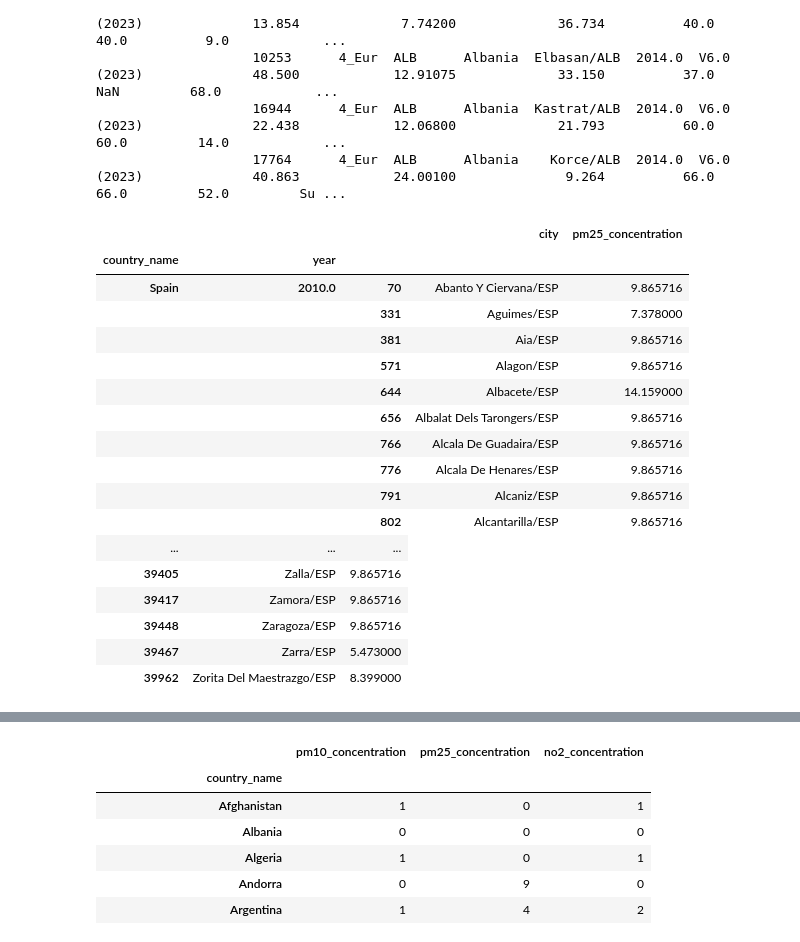
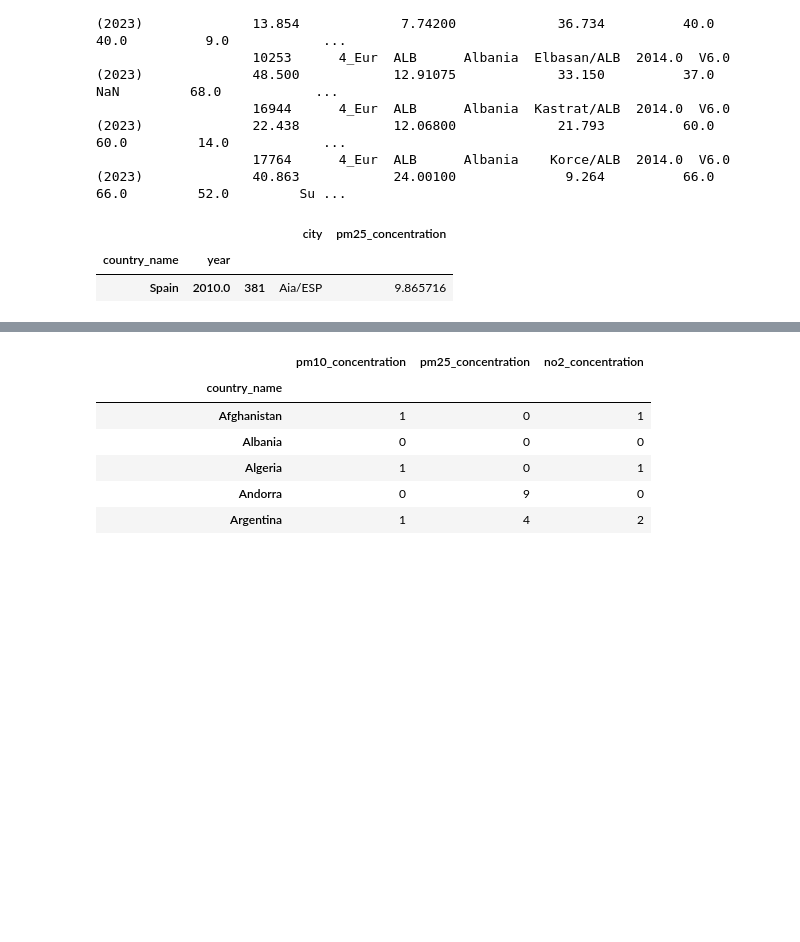
Before and after one commit to harimindi/Datascience, a Jupyter notebook: WHO_Airquality_EDA_.ipynb, the cells around one changed output, grey strips where cells are left out. Saved outputs shown, nothing was run; the diff lists cells and outputs as text; code cells hidden in the pictures; blank space fills up the shorter version.

```diff
--- a/WHO_Airquality_EDA_.ipynb
+++ b/WHO_Airquality_EDA_.ipynb
@@ -61,6 +66,18 @@ data.head()
 | 2 | 4_Eur | ESP | Spain | A Coruna/ESP | 2015.0 | V6.0 (2023), V6.0 (2023), V6.0 (2... | 25.515 | 14.004 | ... |
 | 3 | 4_Eur | ESP | Spain | A Coruna/ESP | 2016.0 | V6.0 (2023), V6.0 (2023), V6.0 (2... | 23.057 | 13.160 | ... |
 | 4 | 4_Eur | ESP | Spain | A Coruna/ESP | 2017.0 | V6.0 (2023), V6.0 (2023), V6.0 (2... | 26.849 | 14.114 | ... |
+# %%
+# prompt: change the who_region values as: 1_Afr to African; 2_Amr to Americas; 3_Sear to South_East_Asian; 4_Eur to Eurupean; 5_Emr to Eastern_Mediterranean; 6_Wpr to Western_Pacific; 7_NonMS to Non_member
+
+data['who_region'] = data['who_region'].replace({
+    '1_Afr': 'African',
+    '2_Amr': 'Americas',
+    '3_Sear': 'South_East_Asian',
+    '4_Eur': 'Eurupean',
+    '5_Emr': 'Eastern_Mediterranean',
+    '6_Wpr': 'Western_Pacific',
+    '7_NonMS': 'Non_member'
+})
 # %% [markdown]
 ## Descriptive Analysis:
 1. Descriptive Analysis Questions:
@@ -174,6 +191,6 @@ plt.show()
 # Find rows for the outlier values
 
 # for PM10
-outliers = data[(data['pm10_concentration'] > 400) | (data['pm25_concentration'] > 300) | (data['no2_concentration'] > 500)]
+outliers = data[(data['pm10_concentration'] > 350) | (data['pm25_concentration'] > 300) | (data['no2_concentration'] > 150)]
 print(outliers)
 # %% [output]
@@ -217,6 +248,7 @@ def replace_outliers_with_city_mean(df, outlier_df, pollutant_col, outlier_thres
   Returns:
     The DataFrame with outlier values replaced by city means.
   """
+
   for city in outlier_df['city'].unique():
     city_data = df[df['city'] == city]
     outlier_rows = city_data[city_data[pollutant_col] > outlier_threshold]
@@ -224,14 +256,14 @@ def replace_outliers_with_city_mean(df, outlier_df, pollutant_col, outlier_thres
       non_outlier_data = city_data[city_data[pollutant_col] <= outlier_threshold]
       city_mean = non_outlier_data[pollutant_col].mean()
       if not np.isnan(city_mean):
-        print(city,' : ',city_mean)
         df.loc[(df['city'] == city) & (df[pollutant_col] > outlier_threshold), pollutant_col] = city_mean
       else:
         df = df.drop(df[(df['city'] == city) & (df[pollutant_col] > outlier_threshold)].index)
+
   return df
 
 data = replace_outliers_with_city_mean(data, outliers, 'pm25_concentration', 300)
-data = replace_outliers_with_city_mean(data, outliers, 'pm10_concentration', 400)
-data = replace_outliers_with_city_mean(data, outliers, 'no2_concentration', 500)
+data = replace_outliers_with_city_mean(data, outliers, 'pm10_concentration', 350)
+data = replace_outliers_with_city_mean(data, outliers, 'no2_concentration', 150)
 print(data.shape)
 # %% [output]
@@ -462,25 +480,10 @@ Albania      2014.0 9878       4_Eur  ALB      Albania   Durres/ALB  2014.0  V6.
 # %%
 # Verify the value of one of the field as created earlier
 
-df_filled[(df_filled['country_name']== 'Spain') & (df_filled['year']==2010)][['city', 'pm25_concentration']]
+df_filled[(df_filled['city']== 'Aia/ESP') & (df_filled['year']==2010)][['city', 'pm25_concentration']]
 # %% [output]
 |  |  |  | city | pm25_concentration |
 | country_name | year |  |  |  |
-| Spain | 2010.0 | 70 | Abanto Y Ciervana/ESP | 9.865716 |
-|  |  | 331 | Aguimes/ESP | 7.378000 |
-|  |  | 381 | Aia/ESP | 9.865716 |
-|  |  | 571 | Alagon/ESP | 9.865716 |
-|  |  | 644 | Albacete/ESP | 14.159000 |
-|  |  | 656 | Albalat Dels Tarongers/ESP | 9.865716 |
-|  |  | 766 | Alcala De Guadaira/ESP | 9.865716 |
-|  |  | 776 | Alcala De Henares/ESP | 9.865716 |
-|  |  | 791 | Alcaniz/ESP | 9.865716 |
-|  |  | 802 | Alcantarilla/ESP | 9.865716 |
-| ... | ... | ... |
-| 39405 | Zalla/ESP | 9.865716 |
-| 39417 | Zamora/ESP | 9.865716 |
-| 39448 | Zaragoza/ESP | 9.865716 |
-| 39467 | Zarra/ESP | 5.473000 |
-| 39962 | Zorita Del Maestrazgo/ESP | 8.399000 |
+| Spain | 2010.0 | 381 | Aia/ESP | 9.865716 |
 # %%
 df_filled.reset_index(drop=True, inplace=True)
```
Also changed, not shown: parts of 78 cells of this notebook.
